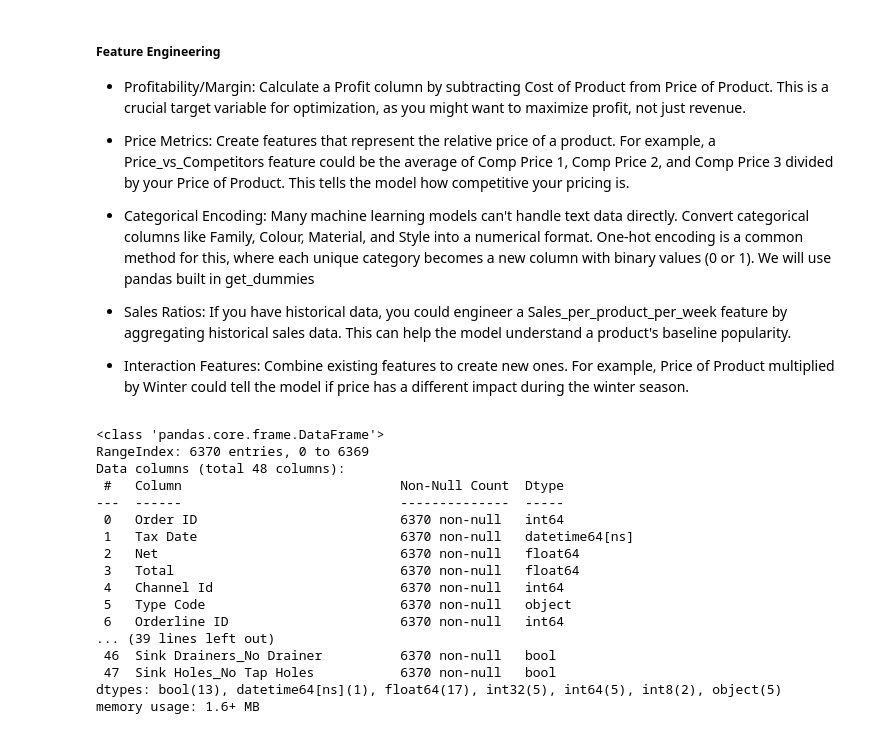
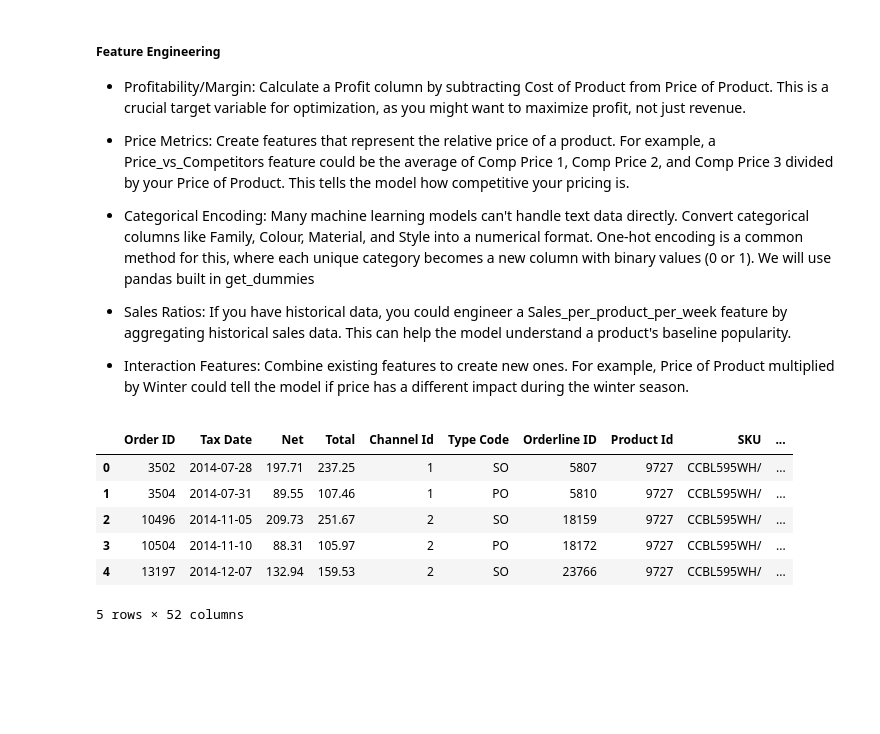
Before and after one commit to DevinFerko/PriceOptimization, a Jupyter notebook: Price_Optimization.ipynb, the cells around one changed output. Saved outputs shown, nothing was run; the diff lists cells and outputs as text; code cells hidden in the pictures; blank space fills up the shorter version.

```diff
--- a/Price_Optimization.ipynb
+++ b/Price_Optimization.ipynb
@@ -638,39 +639,35 @@ for attr in attribute_columns:
 
 - Interaction Features: Combine existing features to create new ones. For example, Price of Product multiplied by Winter could tell the model if price has a different impact during the winter season.
 # %%
+# Get dummies for one-hot encoding of categorical variables
+categorical_cols = ['Family', 'Colour', 'Finish', 'Finish Texture', 'Material', 'Style', 'Guarantee', 'Number Of Bowls',
+                    'Overflow', 'Shape', 'Sink Drainers', 'Sink Holes']
+
+# Assign one-hot encoded columns back to orders DataFrame - drop_first avoids dummy variable trap espically important for regression models (Comment out if needed  )
+orders = pd.get_dummies(orders, columns=categorical_cols, drop_first=True)
+
 # Addition of profitability column - Price of Product - Cost of Product
 orders['Margin'] = orders['Price of Product'] - orders['Cost of Product']
 orders['Margin'] = orders['Margin'].fillna(0)
 
 # Price versus competitor pricing
 orders['priceVsComps'] = (orders['Comp Price 1 - Victoria Plumbing']+ orders['Comp Price 2'] + orders['Comp Price 3']) / orders['Price of Product']
 #orders['priceVsComps'] = orders['avgPriceVsComp'].fillna(0)
 
-# Get dummies for one-hot encoding of categorical variables
-categorical_cols = ['Family', 'Colour', 'Finish', 'Finish Texture', 'Material', 'Style', 'Guarantee', 'Number Of Bowls',
-                    'Overflow', 'Shape', 'Sink Drainers', 'Sink Holes']
-
-# Assign one-hot encoded columns back to orders DataFrame - drop_first avoids dummy variable trap espically important for regression models (Comment out if needed  )
-orders = pd.get_dummies(orders, columns=categorical_cols, drop_first=True)
+# Couple more handy features
+orders['price_diff_vp'] = orders['Price of Product'] - ((orders['Comp Price 1 - Victoria Plumbing']+orders['Comp Price 2'] + orders['Comp Price 3'])/3)
+orders['price_ratio_vp'] = orders['Price of Product'] / ((orders['Comp Price 1 - Victoria Plumbing']+orders['Comp Price 2'] + orders['Comp Price 3'])/3)
+orders['log_price'] = np.log(orders['Price of Product'] + 1)  # Adding 1 to avoid log(0)
+orders['log_qty'] = np.log(orders['Quantity']+1) # Adding 1 to avoid log(0)
 
 # Dataset Features - uncomment when needed
-#orders.head()
-orders.info()
+orders.head()
+#orders.info()
 # %% [output]
+|  | Order ID | Tax Date | Net | Total | Channel Id | Type Code | Orderline ID | Product Id | SKU | ... |
+| 0 | 3502 | 2014-07-28 | 197.71 | 237.25 | 1 | SO | 5807 | 9727 | CCBL595WH/ | ... |
+| 1 | 3504 | 2014-07-31 | 89.55 | 107.46 | 1 | PO | 5810 | 9727 | CCBL595WH/ | ... |
+| 2 | 10496 | 2014-11-05 | 209.73 | 251.67 | 2 | SO | 18159 | 9727 | CCBL595WH/ | ... |
+| 3 | 10504 | 2014-11-10 | 88.31 | 105.97 | 2 | PO | 18172 | 9727 | CCBL595WH/ | ... |
+| 4 | 13197 | 2014-12-07 | 132.94 | 159.53 | 2 | SO | 23766 | 9727 | CCBL595WH/ | ... |
-<class 'pandas.core.frame.DataFrame'>
-RangeIndex: 6370 entries, 0 to 6369
-Data columns (total 48 columns):
- #   Column                            Non-Null Count  Dtype
----  ------                            --------------  -----
- 0   Order ID                          6370 non-null   int64
- 1   Tax Date                          6370 non-null   datetime64[ns]
- 2   Net                               6370 non-null   float64
- 3   Total                             6370 non-null   float64
- 4   Channel Id                        6370 non-null   int64
- 5   Type Code                         6370 non-null   object
- 6   Orderline ID                      6370 non-null   int64
-... (39 lines left out)
- 46  Sink Drainers_No Drainer          6370 non-null   bool
- 47  Sink Holes_No Tap Holes           6370 non-null   bool
-dtypes: bool(13), datetime64[ns](1), float64(17), int32(5), int64(5), int8(2), object(5)
-memory usage: 1.6+ MB
+5 rows × 52 columns
```
Also changed, not shown: parts of 1 cell of this notebook, 1 other file.
